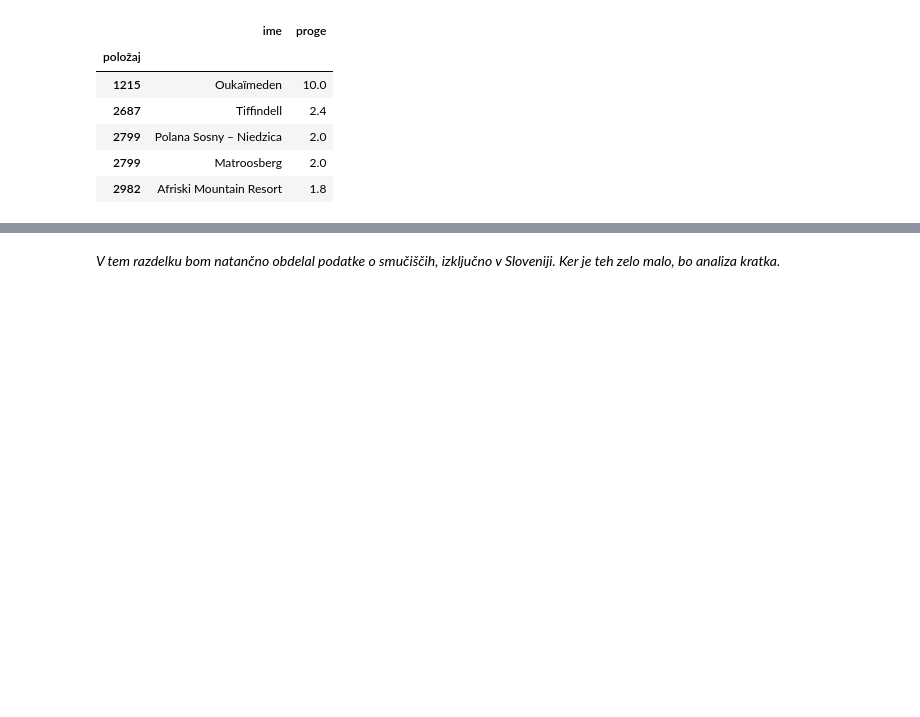
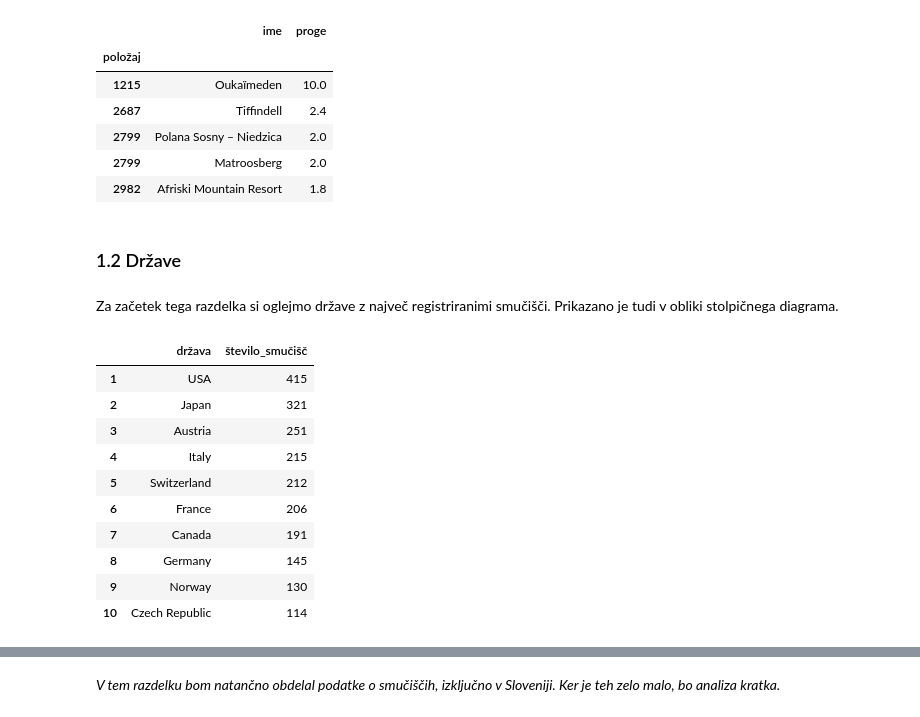
Before and after one commit to NejcZibret/ProjektnaNaloga2024, a Jupyter notebook: analiza.ipynb, the cells around one changed output, grey strips where cells are left out. Drawn from its saved outputs; the diff is of its cells as text; code cells hidden in the pictures; blank space fills up the shorter version.

```diff
--- a/analiza.ipynb
+++ b/analiza.ipynb
@@ -84,3 +75,33 @@ smucisca[smucisca['celina'] == 'Africa'][['ime', 'proge']]
 | 2799 | Polana Sosny – Niedzica | 2.0 |
 | 2799 | Matroosberg | 2.0 |
 | 2982 | Afriski Mountain Resort | 1.8 |
+# %% [markdown]
+# <h3>1.2 Države</h3>
+# %% [markdown]
+Za začetek tega razdelka si oglejmo države z največ registriranimi smučišči. Prikazano je tudi v obliki stolpičnega diagrama.
+# %%
+# preštejemo smučišča za vsako državo
+smucisca_po_drzavah = smucisca.groupby('država').size().reset_index(name='število_smučišč')
+
+# uredimo po številu smučišč od največ do najmanj
+smucisca_po_drzavah = smucisca_po_drzavah.sort_values(by='število_smučišč', ascending=False)
+
+# nastavimo indeks
+smucisca_po_drzavah.reset_index(drop=True, inplace=True)
+smucisca_po_drzavah.index += 1  # Indeks začne od 1
+
+# prikažemo prvih 10 držav
+najvec_smucisc = smucisca_po_drzavah.head(10)
+najvec_smucisc
+# %% [output]
+|  | država | število_smučišč |
+| 1 | USA | 415 |
+| 2 | Japan | 321 |
+| 3 | Austria | 251 |
+| 4 | Italy | 215 |
+| 5 | Switzerland | 212 |
+| 6 | France | 206 |
+| 7 | Canada | 191 |
+| 8 | Germany | 145 |
+| 9 | Norway | 130 |
+| 10 | Czech Republic | 114 |
```
Also changed, not shown: parts of 18 cells of this notebook, 3 other files.
